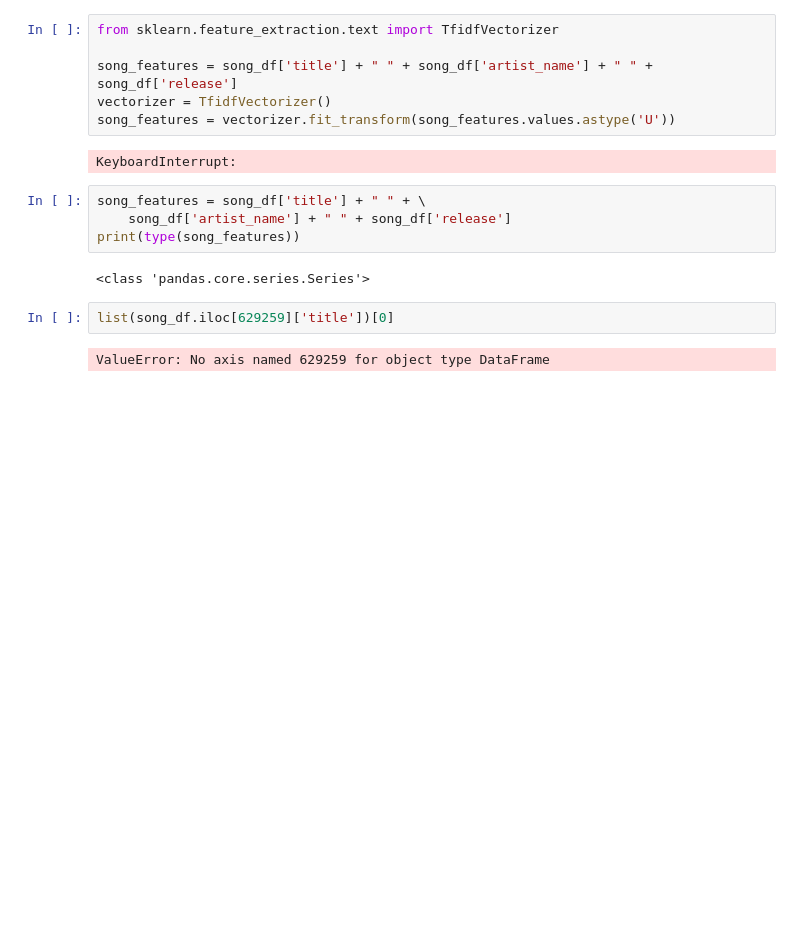
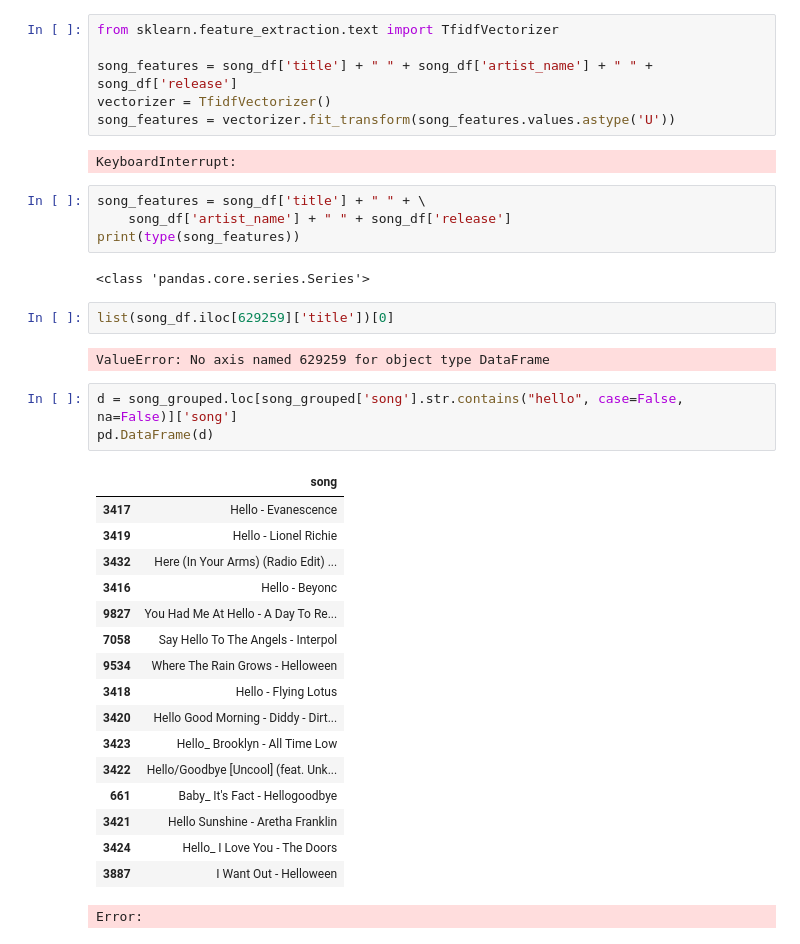
Before and after one commit to rajkeshav1410/nirvana, a Jupyter notebook: warzone.ipynb, the cells around one changed output. Saved outputs shown, nothing was run; the diff lists cells and outputs as text; blank space fills up the shorter version.

```diff
--- a/warzone.ipynb
+++ b/warzone.ipynb
@@ -166,3 +168,24 @@ print(type(song_features))
 list(song_df.iloc[629259]['title'])[0]
 # %% [output]
 ValueError: No axis named 629259 for object type DataFrame
+# %%
+d = song_grouped.loc[song_grouped['song'].str.contains("hello", case=False, na=False)]['song']
+pd.DataFrame(d)
+# %% [output]
+|  | song |
+| 3417 | Hello - Evanescence |
+| 3419 | Hello - Lionel Richie |
+| 3432 | Here (In Your Arms) (Radio Edit) ... |
+| 3416 | Hello - Beyonc |
+| 9827 | You Had Me At Hello - A Day To Re... |
+| 7058 | Say Hello To The Angels - Interpol |
+| 9534 | Where The Rain Grows - Helloween |
+| 3418 | Hello - Flying Lotus |
+| 3420 | Hello Good Morning - Diddy - Dirt... |
+| 3423 | Hello_ Brooklyn - All Time Low |
+| 3422 | Hello/Goodbye [Uncool] (feat. Unk... |
+| 661 | Baby_ It's Fact - Hellogoodbye |
+| 3421 | Hello Sunshine - Aretha Franklin |
+| 3424 | Hello_ I Love You - The Doors |
+| 3887 | I Want Out - Helloween |
+Error:
```
Also changed, not shown: parts of 8 cells of this notebook, 20 other files.
